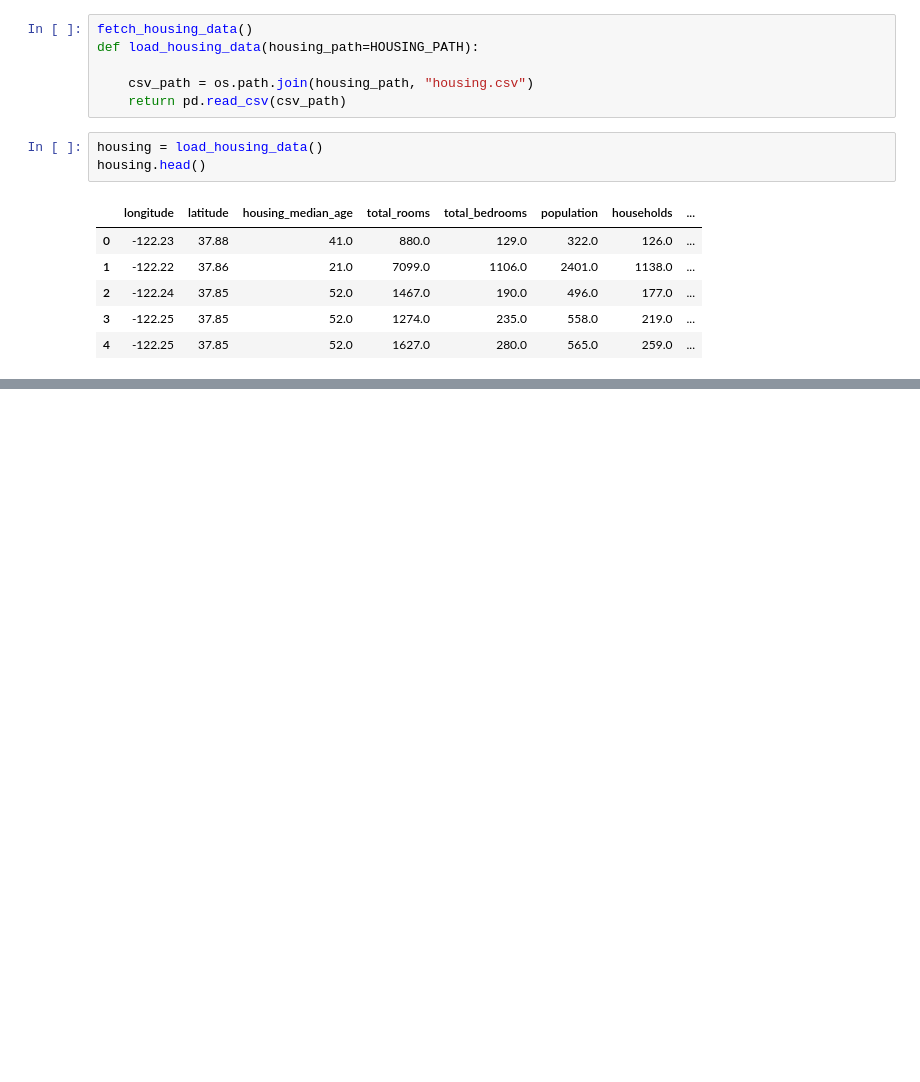
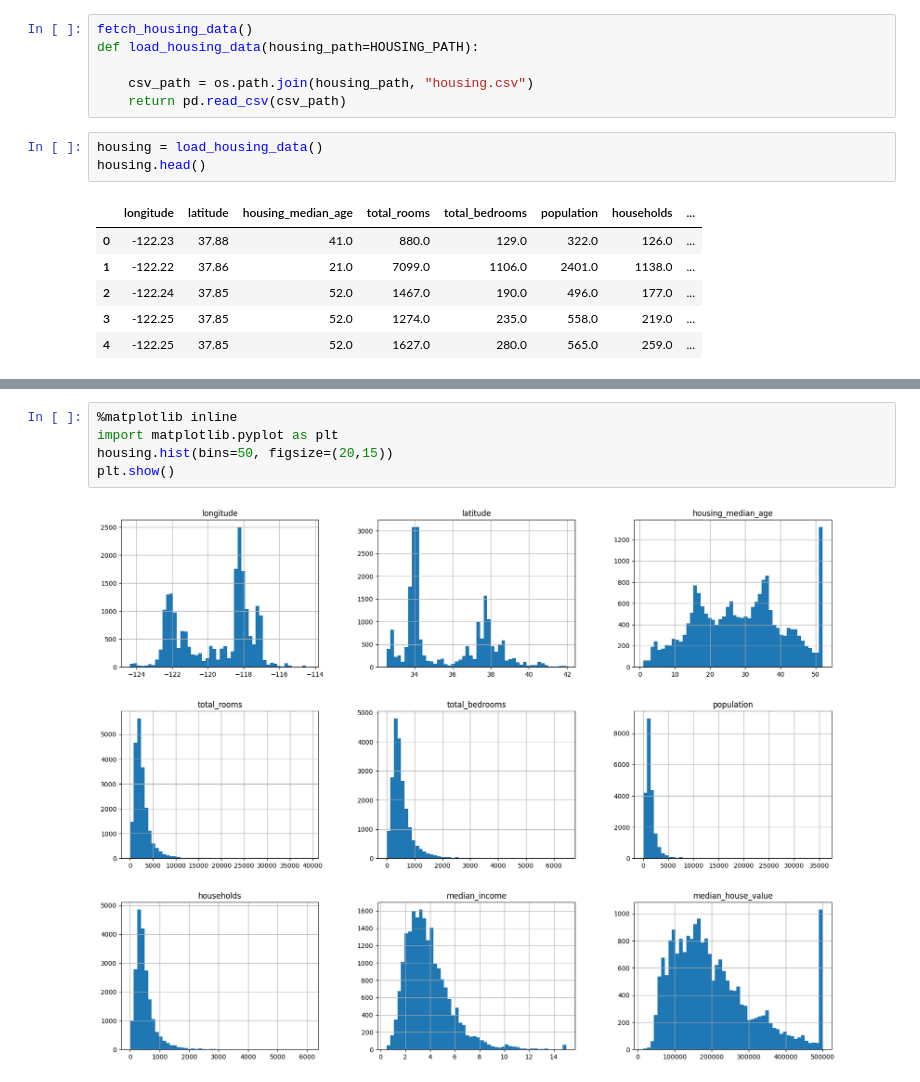
Before and after one commit to mrashutoshnigam/ai-ml-course, a Jupyter notebook: Machine-Learning/Oreilly/Ch2_ete_machine_learning_project.ipynb, the cells around one changed output, grey strips where cells are left out. Saved outputs shown, nothing was run; the diff lists cells and outputs as text; blank space fills up the shorter version.

```diff
--- a/Machine-Learning/Oreilly/Ch2_ete_machine_learning_project.ipynb
+++ b/Machine-Learning/Oreilly/Ch2_ete_machine_learning_project.ipynb
@@ -48,0 +91,7 @@ housing.head()
+# %%
+%matplotlib inline
+import matplotlib.pyplot as plt
+housing.hist(bins=50, figsize=(20,15))
+plt.show()
+# %% [output]
+[figure, added]
```
Also changed, not shown: parts of 16 cells of this notebook.
